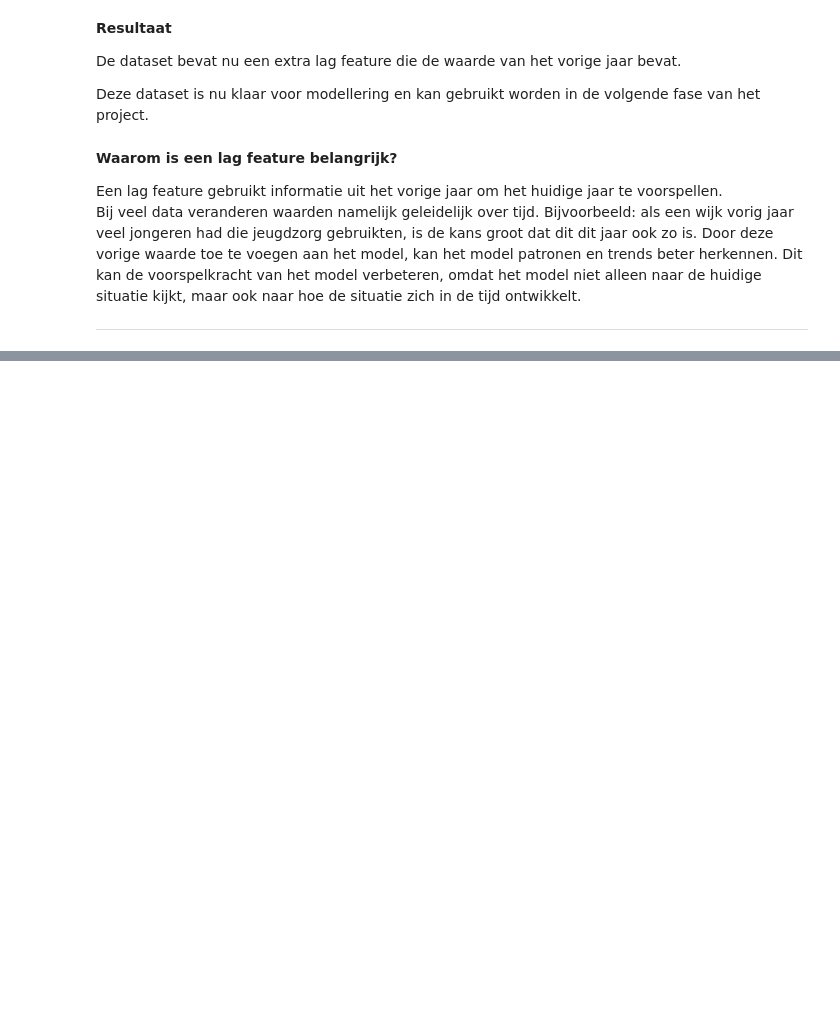
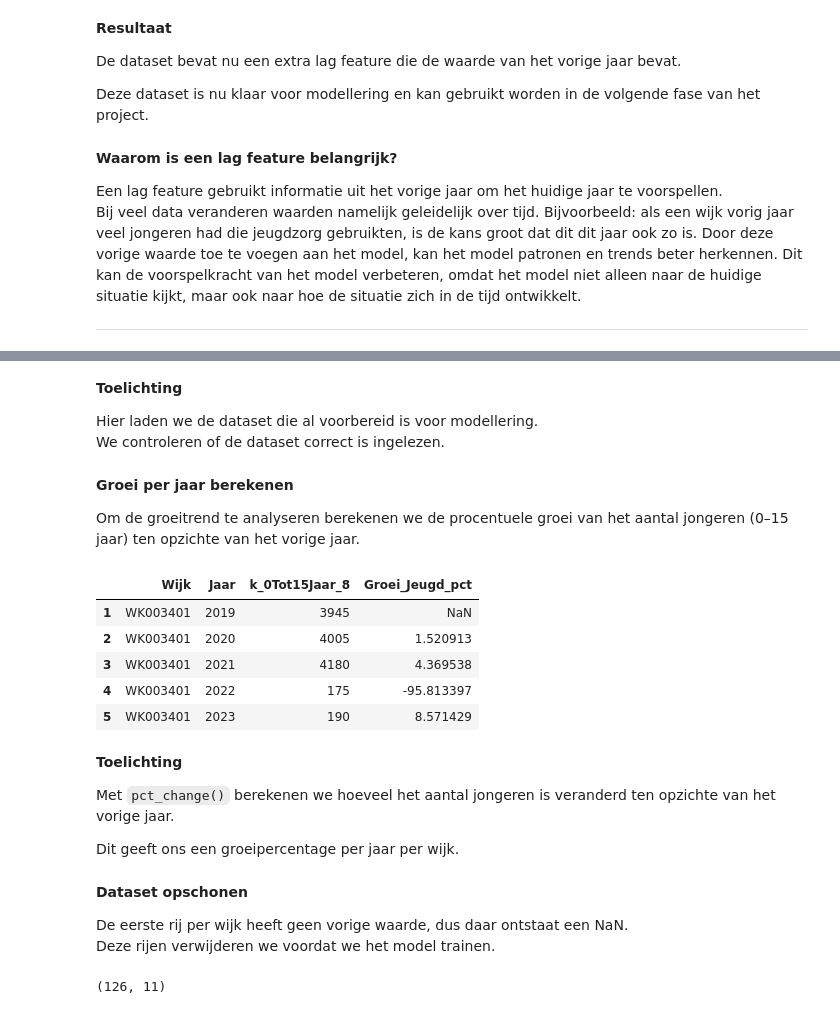
Before and after one commit to Ismael-991/almere-jeugd-voorspelling, a Jupyter notebook: notebooks/individual/Wail_notebook.ipynb, the cells around one changed output, grey strips where cells are left out. Saved outputs shown, nothing was run; the diff lists cells and outputs as text; code cells hidden in the pictures; blank space fills up the shorter version.

```diff
--- a/notebooks/individual/Wail_notebook.ipynb
+++ b/notebooks/individual/Wail_notebook.ipynb
@@ -761,0 +794,41 @@ Dit kan de voorspelkracht van het model verbeteren, omdat het model niet alleen
+# %% [markdown]
+**Toelichting**
+
+Hier laden we de dataset die al voorbereid is voor modellering.
+We controleren of de dataset correct is ingelezen.
+# %% [markdown]
+**Groei per jaar berekenen**
+
+Om de groeitrend te analyseren berekenen we de procentuele groei van het aantal jongeren (0–15 jaar) ten opzichte van het vorige jaar.
+# %%
+# sorteren op wijk en jaar
+df = df.sort_values(["Wijk", "Jaar"])
+
+# groeipercentage berekenen
+df["Groei_Jeugd_pct"] = df.groupby("Wijk")["k_0Tot15Jaar_8"].pct_change() * 100
+
+df[["Wijk","Jaar","k_0Tot15Jaar_8","Groei_Jeugd_pct"]].head()
+# %% [output]
+|  | Wijk | Jaar | k_0Tot15Jaar_8 | Groei_Jeugd_pct |
+| 1 | WK003401 | 2019 | 3945 | NaN |
+| 2 | WK003401 | 2020 | 4005 | 1.520913 |
+| 3 | WK003401 | 2021 | 4180 | 4.369538 |
+| 4 | WK003401 | 2022 | 175 | -95.813397 |
+| 5 | WK003401 | 2023 | 190 | 8.571429 |
+# %% [markdown]
+**Toelichting**
+
+Met `pct_change()` berekenen we hoeveel het aantal jongeren is veranderd ten opzichte van het vorige jaar.
+
+Dit geeft ons een groeipercentage per jaar per wijk.
+# %% [markdown]
+**Dataset opschonen**
+
+De eerste rij per wijk heeft geen vorige waarde, dus daar ontstaat een NaN.
+Deze rijen verwijderen we voordat we het model trainen.
+# %%
+df_model = df.dropna(subset=["Groei_Jeugd_pct"])
+
+print(df_model.shape)
+# %% [output]
+(126, 11)
```
Also changed, not shown: parts of 12 cells of this notebook.
